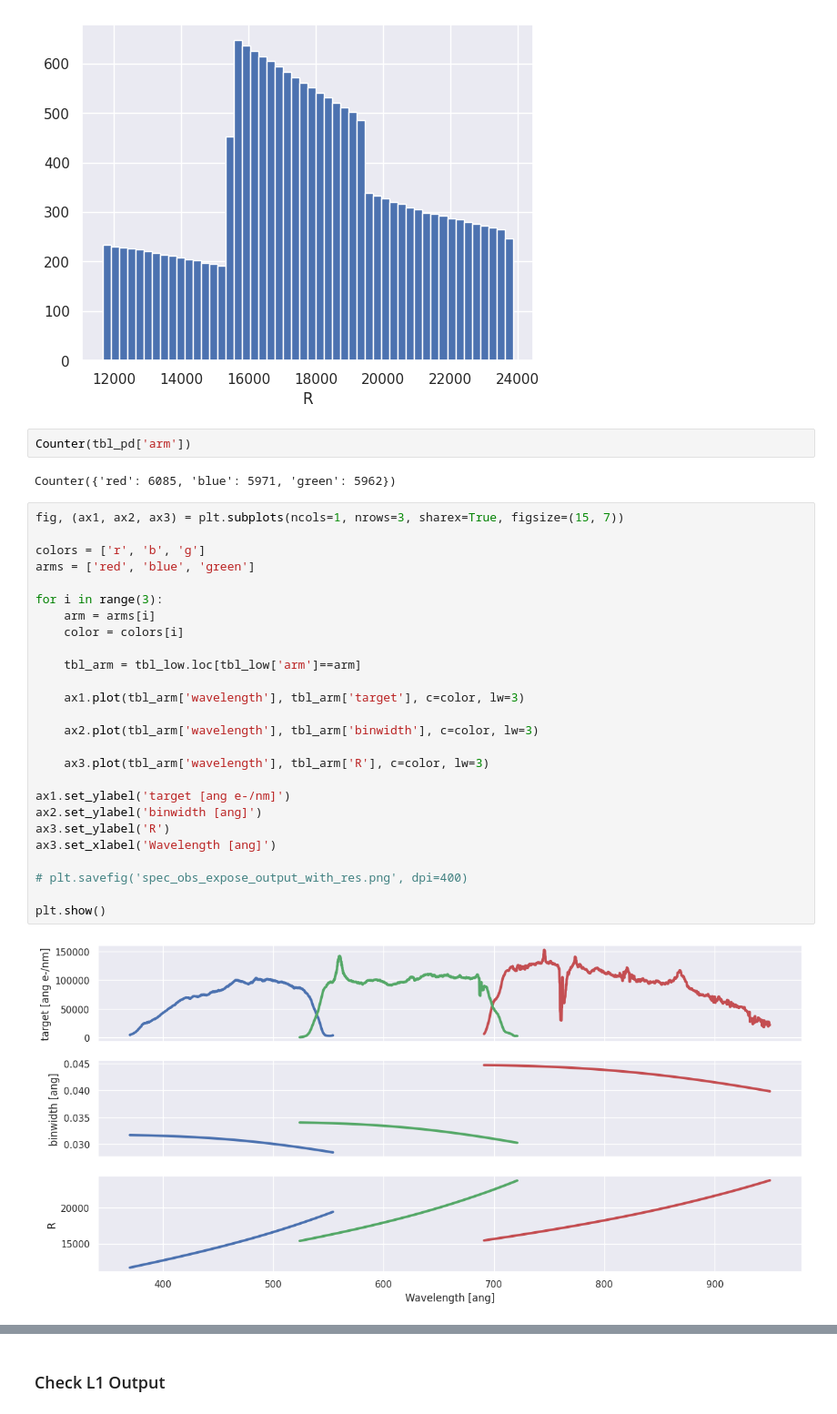
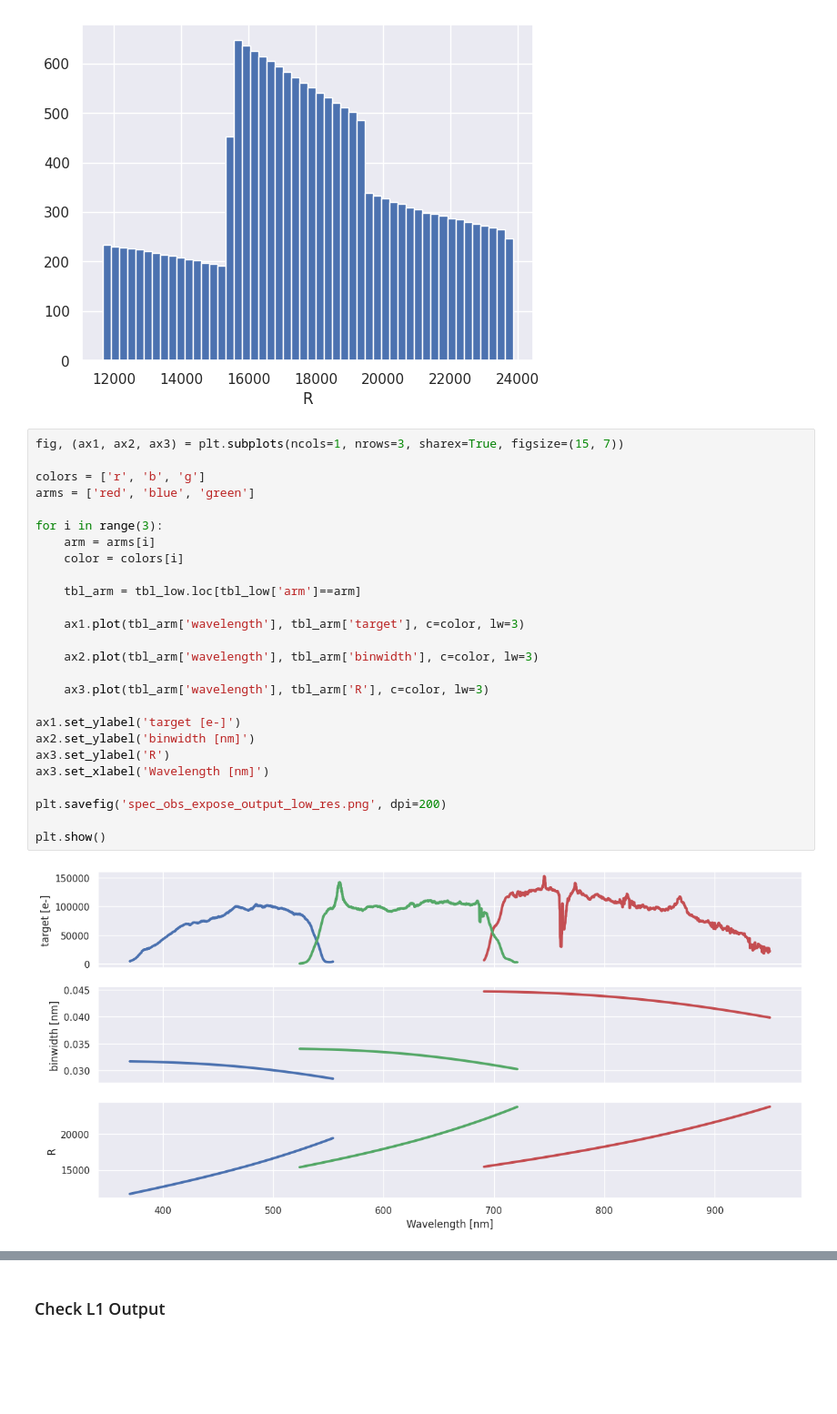
Before and after one commit to NicoGalvarino/simpaqs, a Jupyter notebook: test_ETC.ipynb, the cells around one changed output, grey strips where cells are left out. Shown at 91% size. Saved outputs shown, nothing was run; the diff lists cells and outputs as text; blank space fills up the shorter version.

Commit message:
obs.expose output resolution

```diff
--- a/test_ETC.ipynb
+++ b/test_ETC.ipynb
@@ -191,38 +191,34 @@ plt.xlabel('R')
 # %% [output]
 Text(0.5, 0, 'R')
 [figure]
-# %%
-Counter(tbl_pd['arm'])
-# %% [output]
-Counter({'red': 6085, 'blue': 5971, 'green': 5962})
 # %%
 fig, (ax1, ax2, ax3) = plt.subplots(ncols=1, nrows=3, sharex=True, figsize=(15, 7))
 
 colors = ['r', 'b', 'g']
 arms = ['red', 'blue', 'green']
 
 for i in range(3):
     arm = arms[i]
     color = colors[i]
 
     tbl_arm = tbl_low.loc[tbl_low['arm']==arm]
 
     ax1.plot(tbl_arm['wavelength'], tbl_arm['target'], c=color, lw=3)
 
     ax2.plot(tbl_arm['wavelength'], tbl_arm['binwidth'], c=color, lw=3)
 
     ax3.plot(tbl_arm['wavelength'], tbl_arm['R'], c=color, lw=3)
 
-ax1.set_ylabel('target [ang e-/nm]')
-ax2.set_ylabel('binwidth [ang]')
+ax1.set_ylabel('target [e-]')
+ax2.set_ylabel('binwidth [nm]')
 ax3.set_ylabel('R')
-ax3.set_xlabel('Wavelength [ang]')
+ax3.set_xlabel('Wavelength [nm]')
 
-# plt.savefig('spec_obs_expose_output_with_res.png', dpi=400)
+plt.savefig('spec_obs_expose_output_low_res.png', dpi=200)
 
 plt.show()
 # %% [output]
-[figure, old version]
+[figure, new version]
 # %%
 fig, (ax1, ax2, ax3) = plt.subplots(ncols=1, nrows=3, sharex=True, figsize=(15, 7))
 
```
Also changed, not shown: parts of 2 cells of this notebook, 3 other files.
